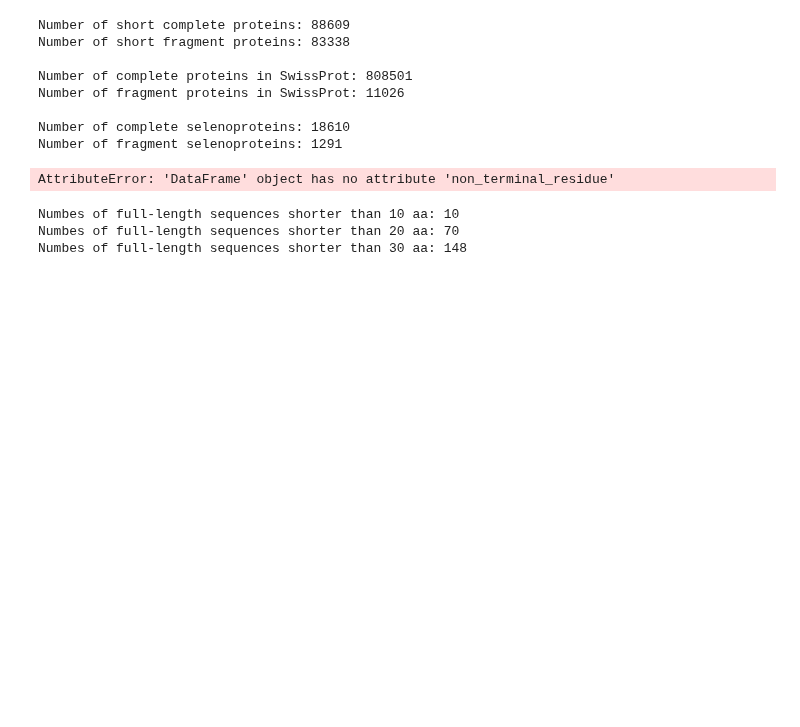
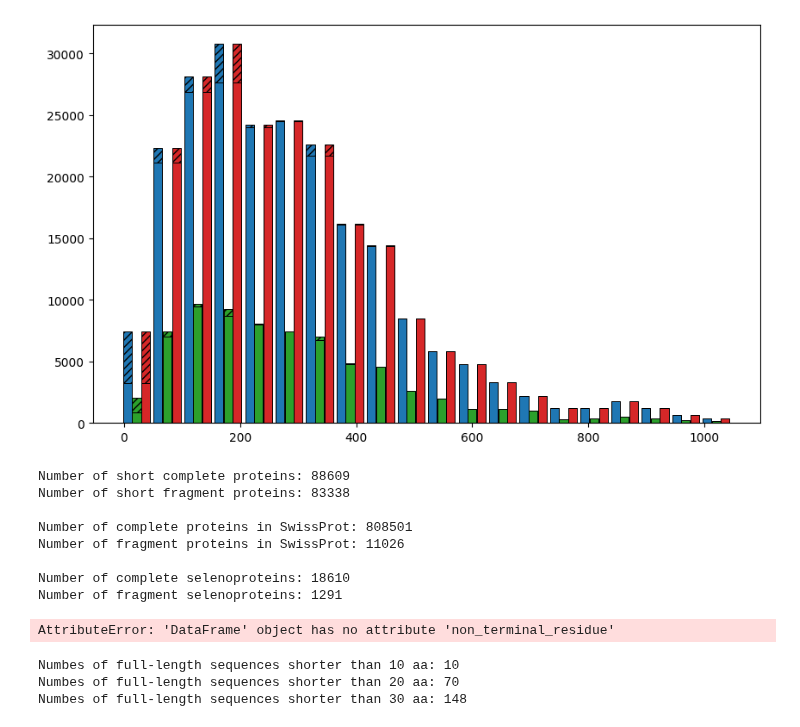
Before and after one commit to pipparichter/selenobot, a Jupyter notebook: notebooks/sandbox.ipynb, the cells around one changed output. Drawn from its saved outputs; the diff is of its cells as text; code cells hidden in the pictures; blank space fills up the shorter version.

```diff
--- a/notebooks/sandbox.ipynb
+++ b/notebooks/sandbox.ipynb
@@ -34,3 +30,19 @@ RESULTS_DIR = os.path.join(ROOT_DIR, 'results') # Get the path where results are
 MODELS_DIR = os.path.join(ROOT_DIR, 'models')
 DATA_DIR = os.path.join(ROOT_DIR, 'data') # Get the path where results are stored.
 SCRIPTS_DIR = os.path.join(ROOT_DIR, 'scripts') # Get the path where results are stored.
+# %%
+# Dataset exploration, after going through the hassle of removing potentially fragmented proteins.
+train_metadata_df = pd.read_hdf(os.path.join(DATA_DIR, 'train.h5'), key='metadata')
+test_metadata_df = pd.read_hdf(os.path.join(DATA_DIR, 'test.h5'), key='metadata')
+val_metadata_df = pd.read_hdf(os.path.join(DATA_DIR, 'val.h5'), key='metadata')
+
+# Make sure there are no fragmented proteins... Remember that I allowed fragments that didn't occur at the beginning for the
+# # selenoproteins, because they are truncated anyway.
+# for metadata_df in [train_metadata_df, test_metadata_df, val_metadata_df]:
+#     sec_metadata_df = metadata_df[metadata_df.label == 1]
+#     full_length_metadata_df = metadata_df[metadata_df.label == 0]
+
+#     assert np.all(full_length_metadata_df.non_terminal_residue.isnull()), 'There are some fragmented proteins!'
+#     # Get the non-terminal amino acid locations.
+#     no_fragment_at_position_one = [('1' not in entry.split(',')) for entry in sec_metadata_df.non_terminal_residue if (type(entry) == str)]
+#     assert np.all(no_fragment_at_position_one), 'There are some fragmented proteins!'
@@ -37 +69,26 @@ SCRIPTS_DIR = os.path.join(ROOT_DIR, 'scripts') # Get the path where results are
+# %%
+fig, ax = plt.subplots(figsize=(10, 6))
+width = 50
+colors = ['tab:blue', 'tab:green', 'tab:red']
+offsets = [0, 0.3, 0.6]
+
+hists = []
+bins = None
+for color, offset, metadata_df in zip(colors, offsets, [train_metadata_df, test_metadata_df, val_metadata_df]):
+    lengths = metadata_df.seq.apply(len)
+    sec_lengths = lengths[metadata_df.label == 1]
+    full_lengths = lengths[metadata_df.label == 0]
+
+    sec_hist, sec_bins = np.histogram(sec_lengths, bins=20 if (bins is None) else bins)
+    bins = sec_bins if (bins is None) else bins
+
+    full_hist, _ = np.histogram(full_lengths, bins=bins)
+
+    bin_width = bins[1] - bins[0]
+    x_vals = bins[:-1] + bin_width * offset
+
+    ax.bar(x_vals, full_hist, width=0.3 * width, color=color, linewidth=0.7, edgecolor='black')
+    ax.bar(x_vals, sec_hist, width=0.3 * width, color=color, hatch='////', bottom=full_hist, linewidth=0.7, edgecolor='black')
+# %% [output]
+[figure, added]
 # %%
```
Also changed, not shown: parts of 3 cells of this notebook, 1 other file.
